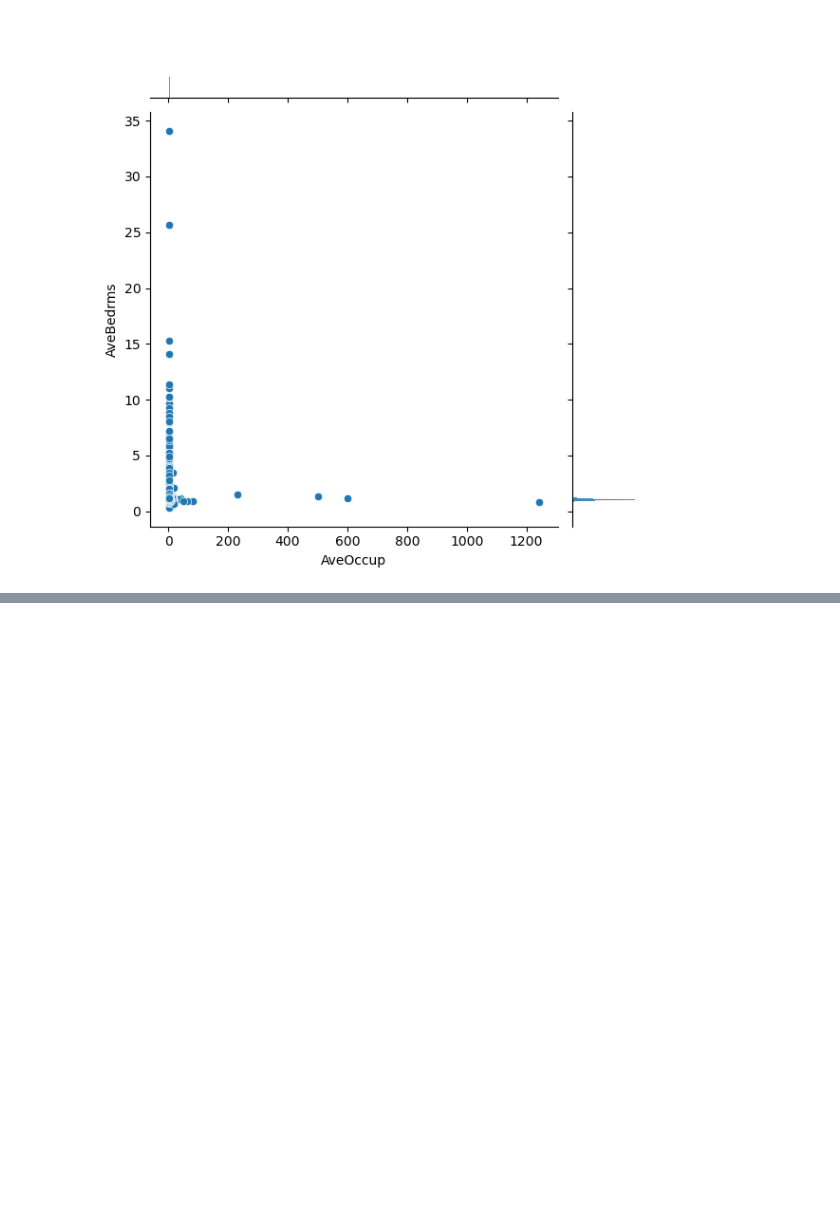
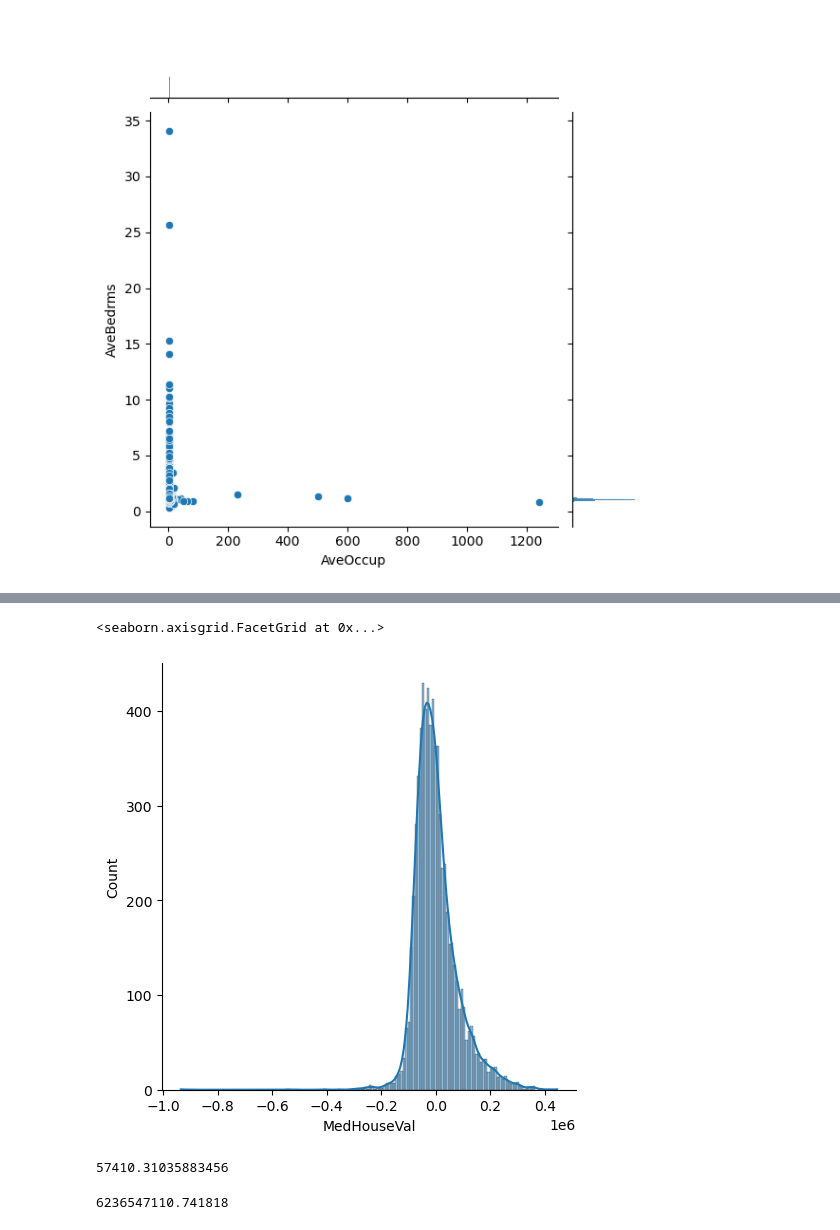
Before and after one commit to matheustecchio/learn-git, a Jupyter notebook: 11-Linear-Regression/Untitled.ipynb, the cells around one changed output, grey strips where cells are left out. Drawn from its saved outputs; the diff is of its cells as text; code cells hidden in the pictures; blank space fills up the shorter version.

```diff
--- a/11-Linear-Regression/Untitled.ipynb
+++ b/11-Linear-Regression/Untitled.ipynb
@@ -240,0 +268,5 @@ sns.jointplot(california_df,x='AveOccup',y='AveBedrms')
+# %%
+sns.displot(y_test-predictions,kde=True)
+# %% [output]
+<seaborn.axisgrid.FacetGrid at 0x...>
+[figure, added]
@@ -240,0 +275,8 @@ sns.jointplot(california_df,x='AveOccup',y='AveBedrms')
+# %%
+metrics.mean_absolute_error(y_test,predictions)
+# %% [output]
+57410.31035883456
+# %%
+metrics.mean_squared_error(y_test,predictions)
+# %% [output]
+6236547110.741818
```
Also changed, not shown: parts of 8 cells of this notebook.
